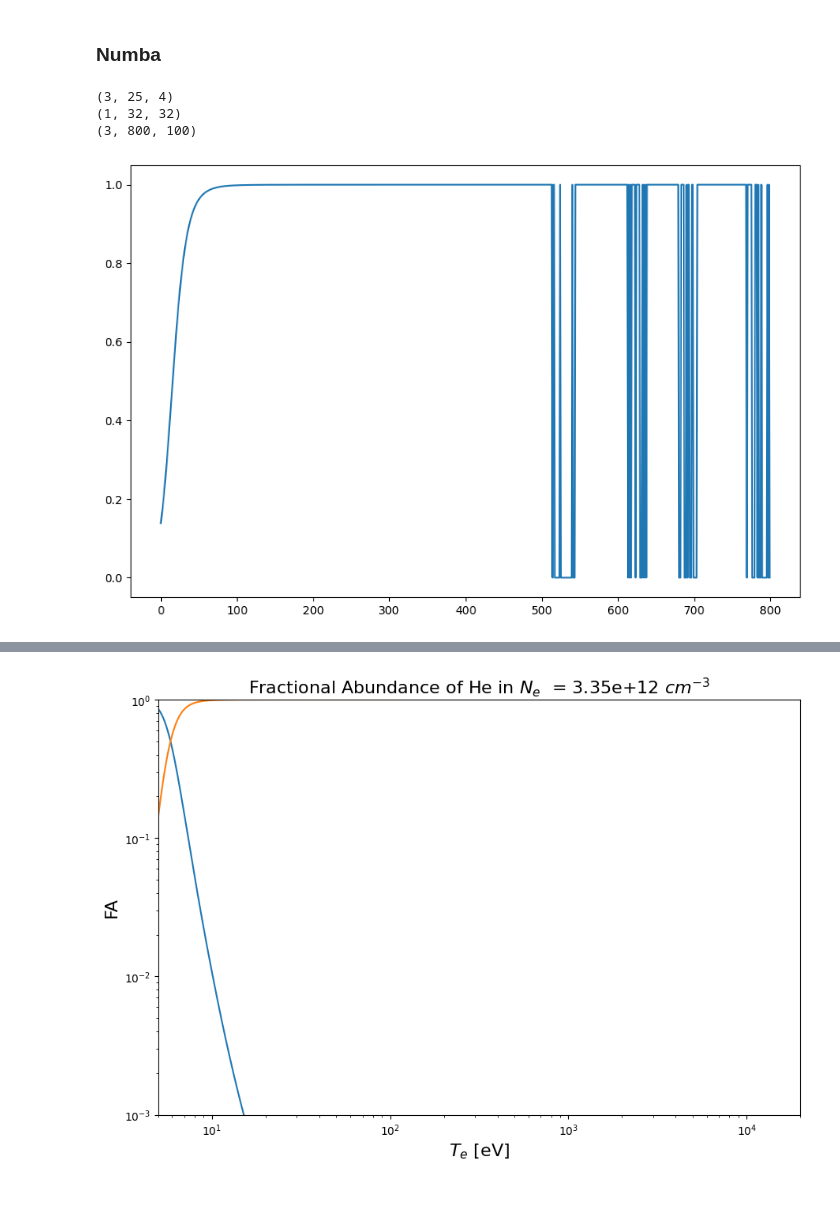
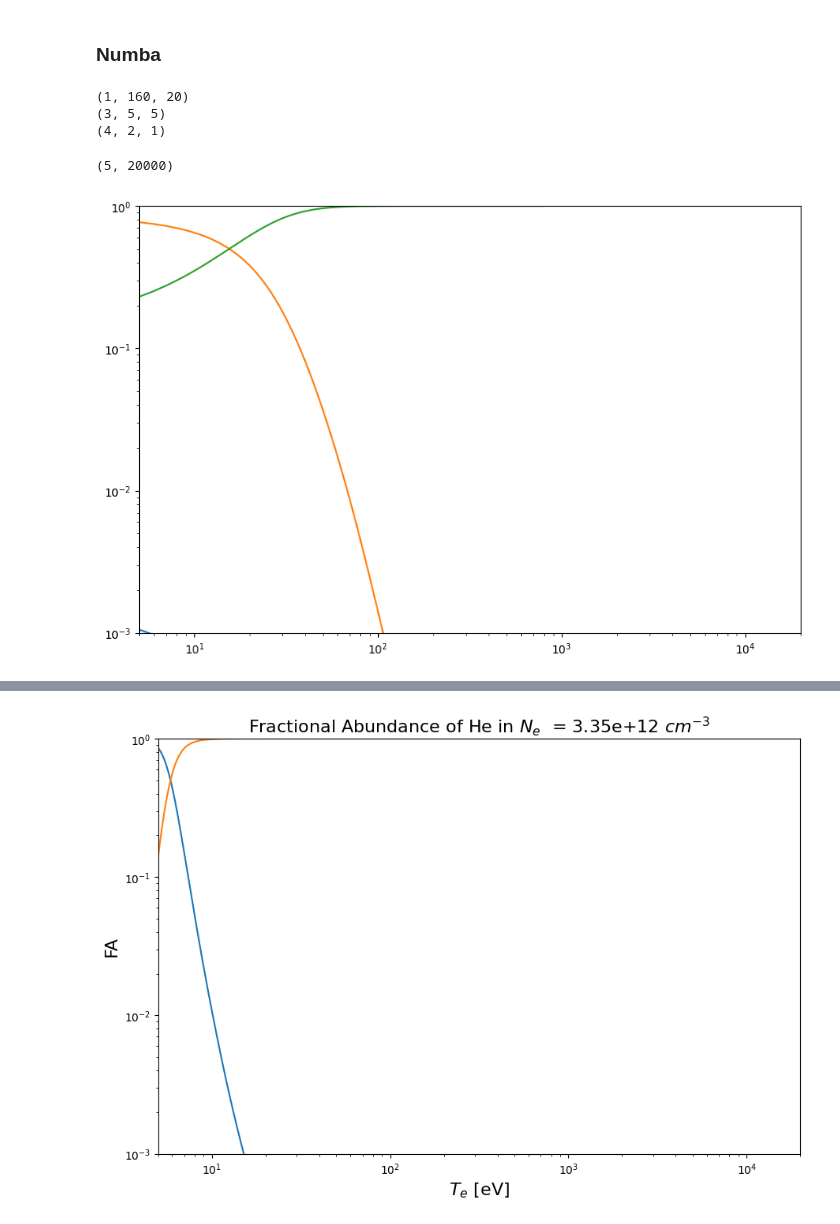
Before and after one commit to MKastek/Numba-tutorial, a Jupyter notebook: notebooks/cuda-example.ipynb, the cells around one changed output, grey strips where cells are left out. Cells and saved outputs as stored; diff of their text form; code cells hidden in the pictures; blank space fills up the shorter version.

```diff
--- a/notebooks/cuda-example.ipynb
+++ b/notebooks/cuda-example.ipynb
@@ -13,15 +13,15 @@ K = FA.K
 # %%
 FA_output = np.zeros_like(K)
 # %%
-for i in range(K.shape[2]):
-    for j in range(K.shape[1]):
+for i in range(K.shape[1]):
+    for j in range(K.shape[2]):
         sum_all = 0
-        current_product = K[0,j,i]
+        current_product = K[0,i,j]
         product_all = []
         for k in range(K.shape[0]):
-            current_product *= K[k,j,i]
+            current_product *= K[k,i,j]
             sum_all += current_product
             product_all.append(current_product)
         for k in range(K.shape[0]):
-            FA_output[k,j,i] = product_all[k]/sum_all
+            FA_output[k,i,j] = product_all[k]/sum_all
 # %%
@@ -48,19 +82,19 @@ from numba import float32
 from pdb import set_trace
 # %%
-array = K.copy()
+array_K = K.copy()
 # %%
-threadsperblock = (1, 32, 32)
-blockspergrid_x = math.ceil(array.shape[0] / threadsperblock[0])
-blockspergrid_y = math.ceil(array.shape[1] / threadsperblock[1])
-blockspergrid_z = math.ceil(array.shape[2] / threadsperblock[2])
+threadsperblock = (3, 5, 5)
+blockspergrid_x = math.ceil(array_K.shape[0] / threadsperblock[0])
+blockspergrid_y = math.ceil(array_K.shape[1] / threadsperblock[1])
+blockspergrid_z = math.ceil(array_K.shape[2] / threadsperblock[2])
 blockspergrid = (blockspergrid_x, blockspergrid_y, blockspergrid_z)
 print(blockspergrid)
 print(threadsperblock)
 print(array.shape)
 # %% [output]
-(3, 25, 4)
-(1, 32, 32)
-(3, 800, 100)
+(1, 160, 20)
+(3, 5, 5)
+(4, 2, 1)
 # %%
 @cuda.jit
 def increment_a_2D_array(X,Y):
@@ -81,12 +115,19 @@ def increment_a_2D_array(X,Y):
     cuda.syncthreads()
 # %%
 # X array
-device_array = cuda.to_device((array).astype(np.float32))
+device_array = cuda.to_device((array_K).astype(np.float64))
 # Y array
-result_array = cuda.to_device(np.ones_like(array).astype(np.float32))
+result_array = cuda.to_device(np.ones_like(array_K).astype(np.float64))
 increment_a_2D_array[blockspergrid, threadsperblock](device_array,
                                                      result_array)
 result_gpu = result_array.copy_to_host()
-plt.plot(result_gpu[2,: ,50]);
+plt.plot(result_gpu[0,: ,50])
+plt.plot(result_gpu[1,: ,50])
+plt.plot(result_gpu[2,: ,50])
+plt.xscale("log")
+plt.yscale("log")
+plt.ylim((10**-3, 10**0))
+plt.xlim((5, 20000))
 # %% [output]
+(5, 20000)
-[figure, old version]
+[figure, new version]
```
Also changed, not shown: parts of 20 cells of this notebook.
